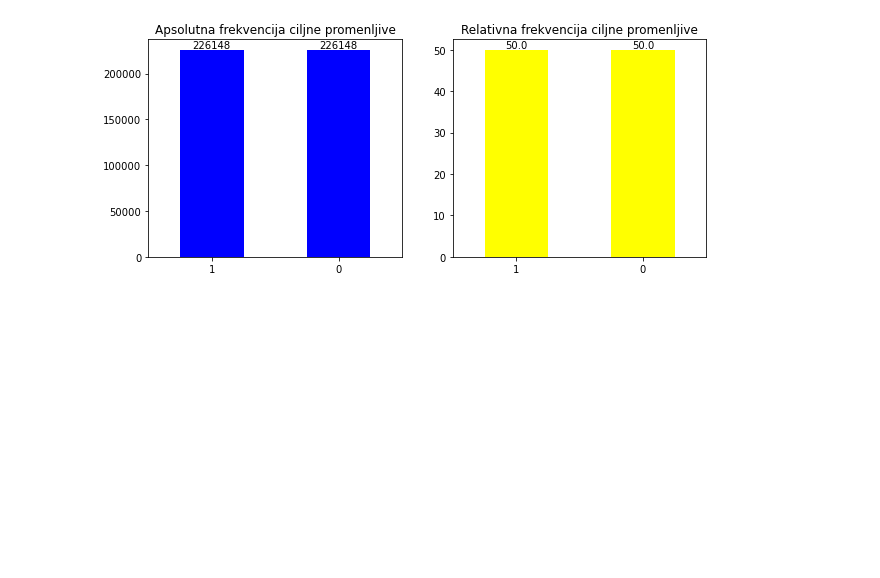
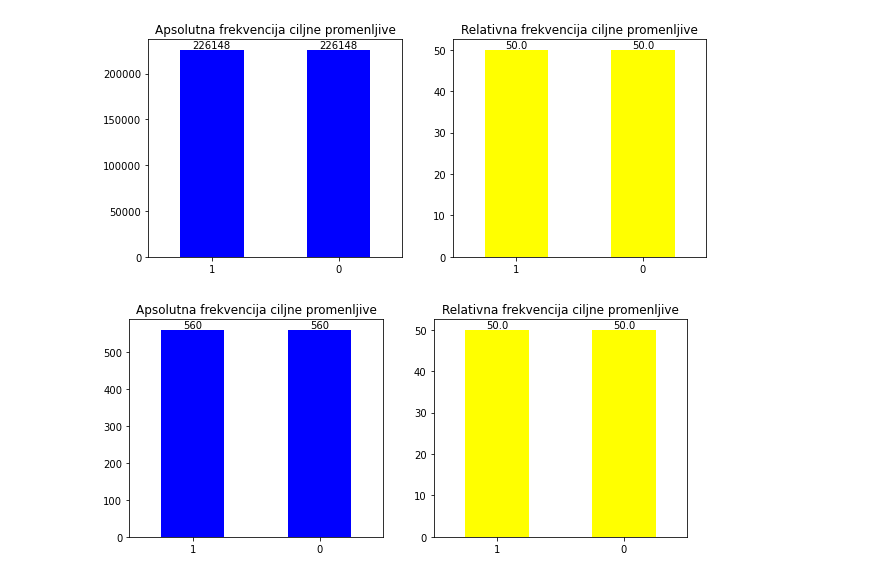
Before and after one commit to milicasaric/Master-rad, a Jupyter notebook: Preprocessing.ipynb, the cells around one changed output. Saved outputs shown, nothing was run; the diff lists cells and outputs as text; code cells hidden in the pictures; blank space fills up the shorter version.

```diff
--- a/Preprocessing.ipynb
+++ b/Preprocessing.ipynb
@@ -582,0 +706,4 @@ X_train_scaled
+# %%
+#gornji trougao matrice
+upper = corr_matrix.where(np.triu(np.ones(corr_matrix.shape), k=1).astype(np.bool))
+upper.head()
@@ -582,0 +717,10 @@ X_train_scaled
+# %%
+#Izbacujemo kolone sa vise od 0.9 koeficijentom korelacije
+to_drop = [column for column in upper.columns if any(upper[column] > threshold)]
+
+print('Uklanjamo %d kolona' % (len(to_drop)))
+X_train_scaled_2 = X_train_scaled_2.drop(columns = to_drop)
+X_test_scaled_2 = X_test_scaled_2.drop(columns = to_drop)
+
+print('Dimenzije trening skupa: ', X_train_scaled_2.shape)
+print('Dimenzije test skupa: ', X_test_scaled_2.shape)
@@ -585,7 +733,9 @@ Sada kada smo popunili sve podatke koji su falili, mozemo da primenimo SMOTE alg
 # %%
 from imblearn.over_sampling import SMOTE
 smote = SMOTE(sampling_strategy='minority')
-X_sm, y_sm = smote.fit_sample(X_train_scaled, y_train)
+X_sm_1, y_sm_1 = smote.fit_sample(X_train_scaled_1, y_train_1)
 
 #plot_2d_space(X_sm, y_sm, 'SMOTE over-sampling')
+# %%
+X_sm_2, y_sm_2 = smote.fit_sample(X_train_scaled_2, y_train_2)
 # %%
@@ -629,2 +785,6 @@ plot_absolute_relative_frequency(y_sm)
 # %% [output]
 [figure]
+# %%
+plot_absolute_relative_frequency(y_sm_2)
+# %% [output]
+[figure, added]
```
Also changed, not shown: parts of 73 cells of this notebook.
